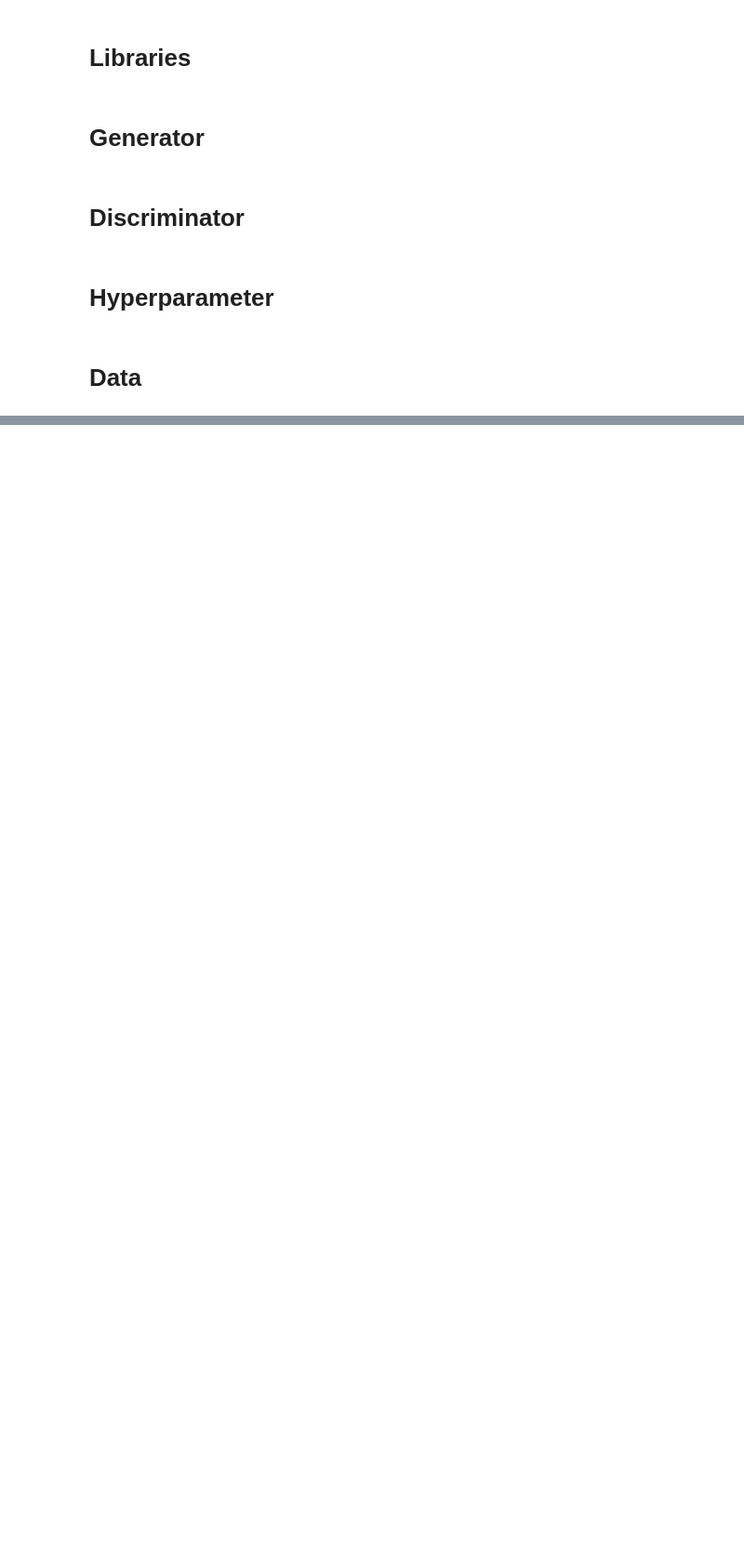
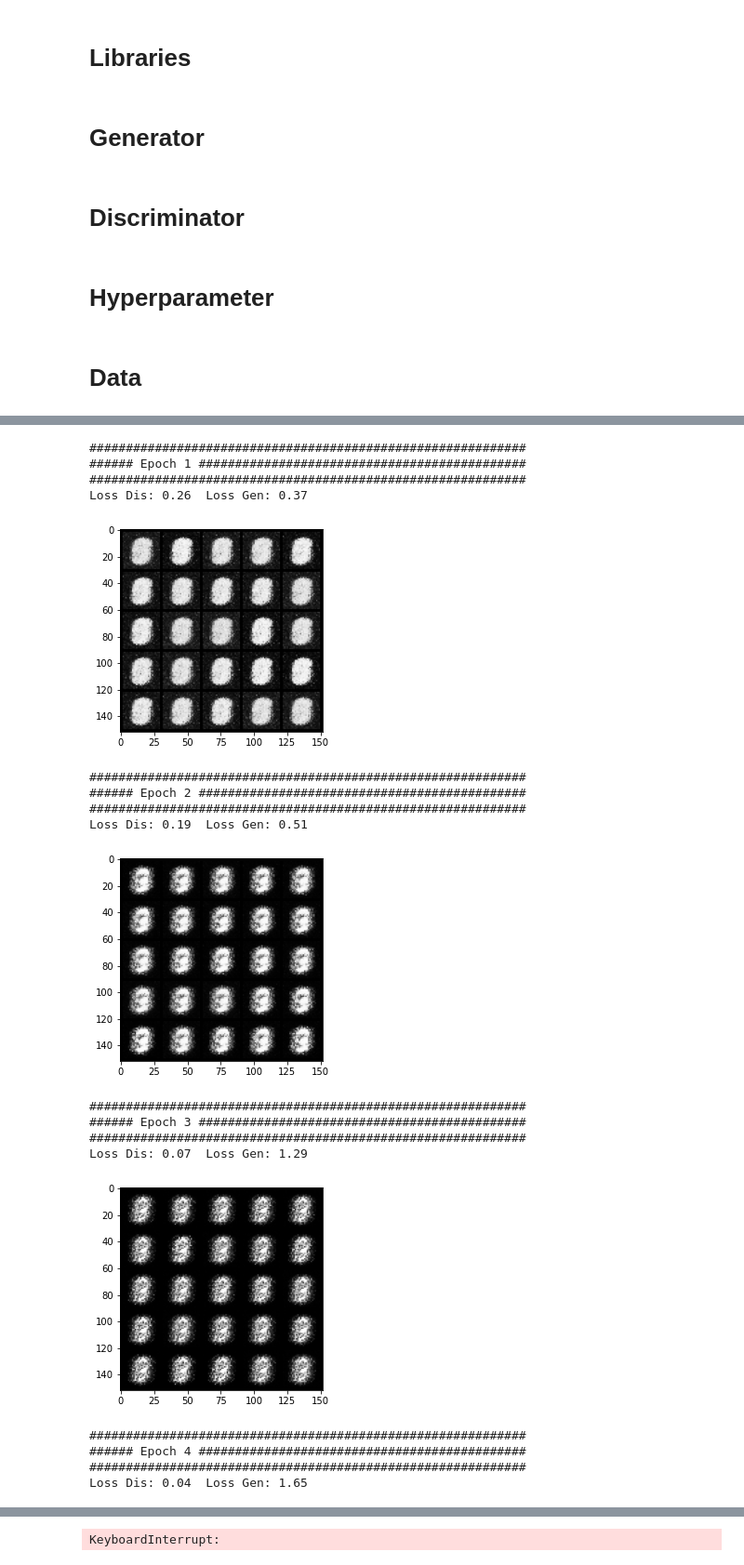
Before and after one commit to AlirezaKhodabakhsh/GAN-LAB, a Jupyter notebook: test.ipynb, the cells around one changed output, grey strips where cells are left out. Shown at 93% size. Drawn from its saved outputs; the diff is of its cells as text; code cells hidden in the pictures; blank space fills up the shorter version.

```diff
--- a/test.ipynb
+++ b/test.ipynb
@@ -73,7 +73,7 @@ disp_freq=100
 
 
 root_ds='D:\GitHub\gan-lab\Dataset'
-root_bm = "D:\GitHub\gan-lab\Best_Models"
+root_models = "D:\GitHub\gan-lab\Models"
 device = torch.device('cuda' if torch.cuda.is_available() else 'cpu')
 # %% [markdown]
 # Data
@@ -188,3 +124,0 @@ KeyboardInterrupt:
-# %%
-model_gen.eval()
-fake_images = model_gen(get_noise(25, noise_dim, device=device))
@@ -196,9 +141,12 @@ plt.imshow(images.to('cpu').detach().numpy()[i], cmap='gray')
+# %%
+def save_model(model_gen, model_dis, epoch, root):
+    filename = root + f'\model_epoch_{epoch}.pt'
+    torch.save({'epoch' : epoch,
+                'model_dis_state_dict' : model_dis.state_dict(),
+                'model_gen_state_dict' : model_gen.state_dict()},
+               filename)
 # %%
 def show_tensor_images(image_tensor, num_images=25, size=(1, 28, 28)):
-    '''
-    Function for visualizing images: Given a tensor of images, number of images, and
-    size per image, plots and prints the images in a uniform grid.
-    '''
     image_unflat = image_tensor.detach().cpu().view(-1, *size)
     image_grid = make_grid(image_unflat[:num_images], nrow=5)
     plt.imshow(image_grid.permute(1, 2, 0).squeeze())
@@ -214,0 +156,53 @@ len(dataloader)
+# %%
+loss_gen_min = np.Inf
+
+for epoch in range(1,epochs+1):
+    print(60 * "#")
+    print(6 * "#" + " Epoch " + str(epoch) + " " + 45 * "#")
+    print(60 * "#")
+
+    # Set mode on "train mode"
+    model_gen.train()
+    model_dis.train()
+
+    for iter_train, (real_image, _) in enumerate(dataloader,1):
+        # GPU (model and data)
+        real_image=real_image.to(device)
+
+        # Discriminator Learning
+        optim_dis.zero_grad()
+        loss_dis = get_loss_dis(model_gen, model_dis, real_image, num_images, noise_dim, criterion, device)
+        loss_dis.backward()
+        optim_dis.step()
+
+        # Generator Learning
+        optim_gen.zero_grad()
+        loss_gen = get_loss_gen(model_gen, model_dis, num_images, noise_dim, criterion, device)
+        loss_gen.backward()
+        optim_gen.step()
+
+    save_model(model_gen, model_dis, epoch, root_models)
+    print("Loss Dis: {:.2f}\tLoss Gen: {:.2f}".format(loss_dis,loss_gen))
+    model_gen.eval()
+    fake_images = model_gen(get_noise(25, noise_dim, device=device)).view(-1,28,28)
+    show_tensor_images(fake_images)
+# %% [output]
+############################################################
+###### Epoch 1 #############################################
+############################################################
+Loss Dis: 0.26  Loss Gen: 0.37
+[figure, added]
+############################################################
+###### Epoch 2 #############################################
+############################################################
+Loss Dis: 0.19  Loss Gen: 0.51
+[figure, added]
+############################################################
+###### Epoch 3 #############################################
+############################################################
+Loss Dis: 0.07  Loss Gen: 1.29
+[figure, added]
+############################################################
+###### Epoch 4 #############################################
+############################################################
+Loss Dis: 0.04  Loss Gen: 1.65
@@ -214,0 +213 @@ len(dataloader)
+KeyboardInterrupt:
```
Also changed, not shown: parts of 14 cells of this notebook.
